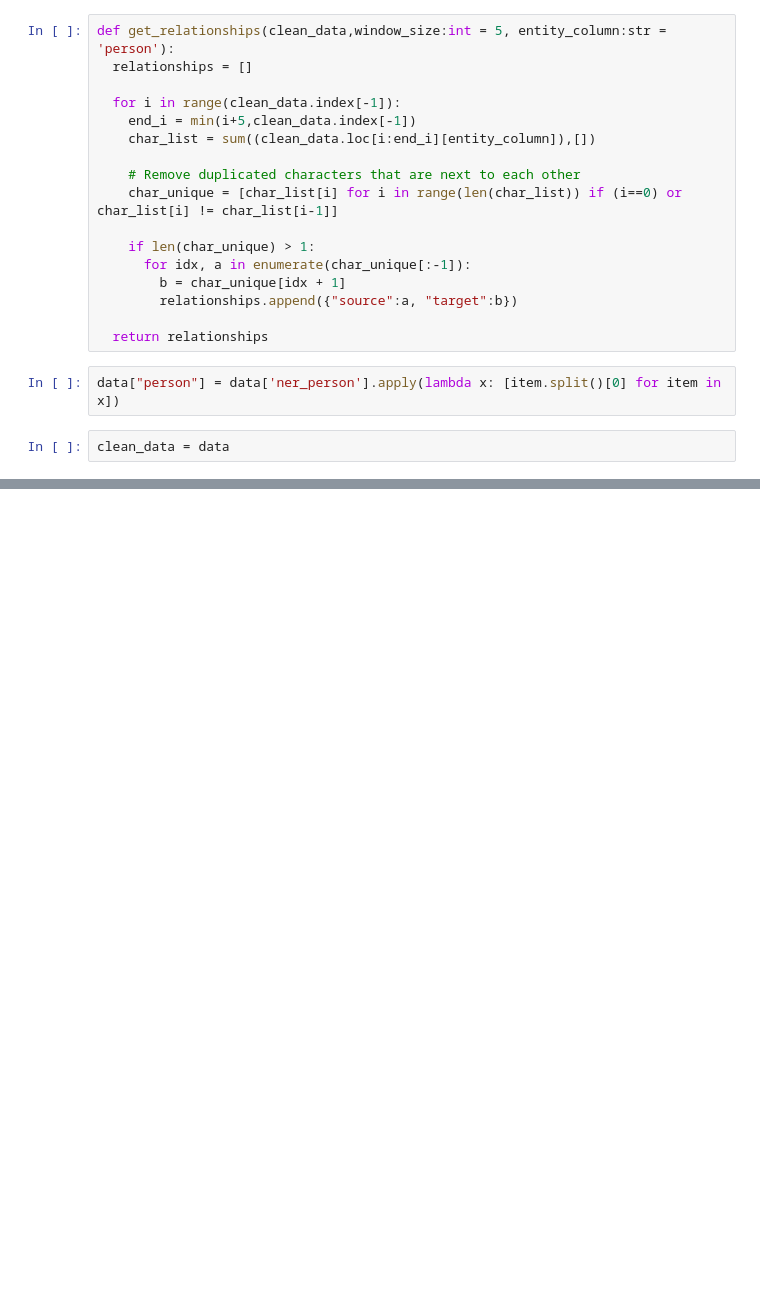
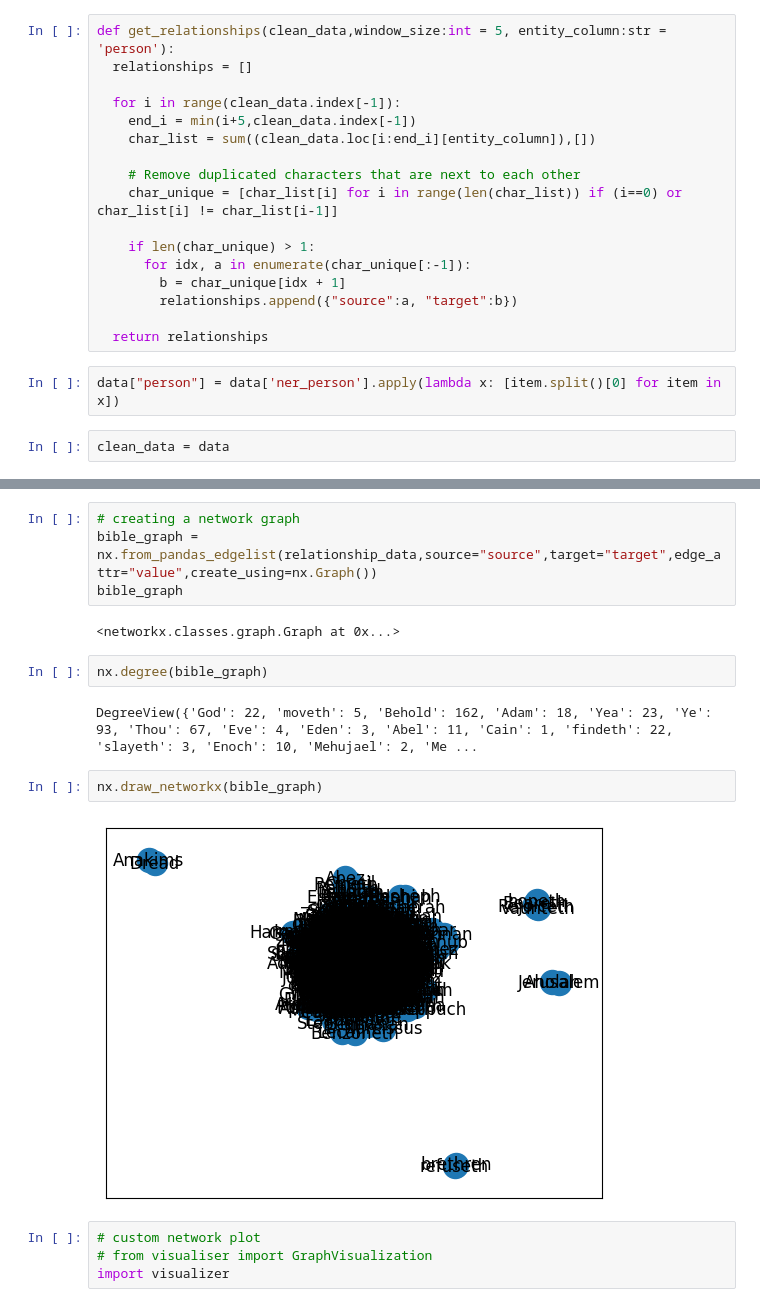
Before and after one commit to TabotCharlesBessong/AI_ForBusiness, a Jupyter notebook: social_network_analysis/religious/christien.ipynb, the cells around one changed output, grey strips where cells are left out. Saved outputs shown, nothing was run; the diff lists cells and outputs as text; blank space fills up the shorter version.

Commit message:
making a bible analysis visualization

```diff
--- a/social_network_analysis/religious/christien.ipynb
+++ b/social_network_analysis/religious/christien.ipynb
@@ -94,0 +208,18 @@ relationship_data
+# %%
+# creating a network graph
+bible_graph = nx.from_pandas_edgelist(relationship_data,source="source",target="target",edge_attr="value",create_using=nx.Graph())
+bible_graph
+# %% [output]
+<networkx.classes.graph.Graph at 0x...>
+# %%
+nx.degree(bible_graph)
+# %% [output]
+DegreeView({'God': 22, 'moveth': 5, 'Behold': 162, 'Adam': 18, 'Yea': 23, 'Ye': 93, 'Thou': 67, 'Eve': 4, 'Eden': 3, 'Abel': 11, 'Cain': 1, 'findeth': 22, 'slayeth': 3, 'Enoch': 10, 'Mehujael': 2, 'Me ...
+# %%
+nx.draw_networkx(bible_graph)
+# %% [output]
+[figure, added]
+# %%
+# custom network plot
+# from visualiser import GraphVisualization
+import visualizer
```
Also changed, not shown: parts of 28 cells of this notebook, 2 other files.
